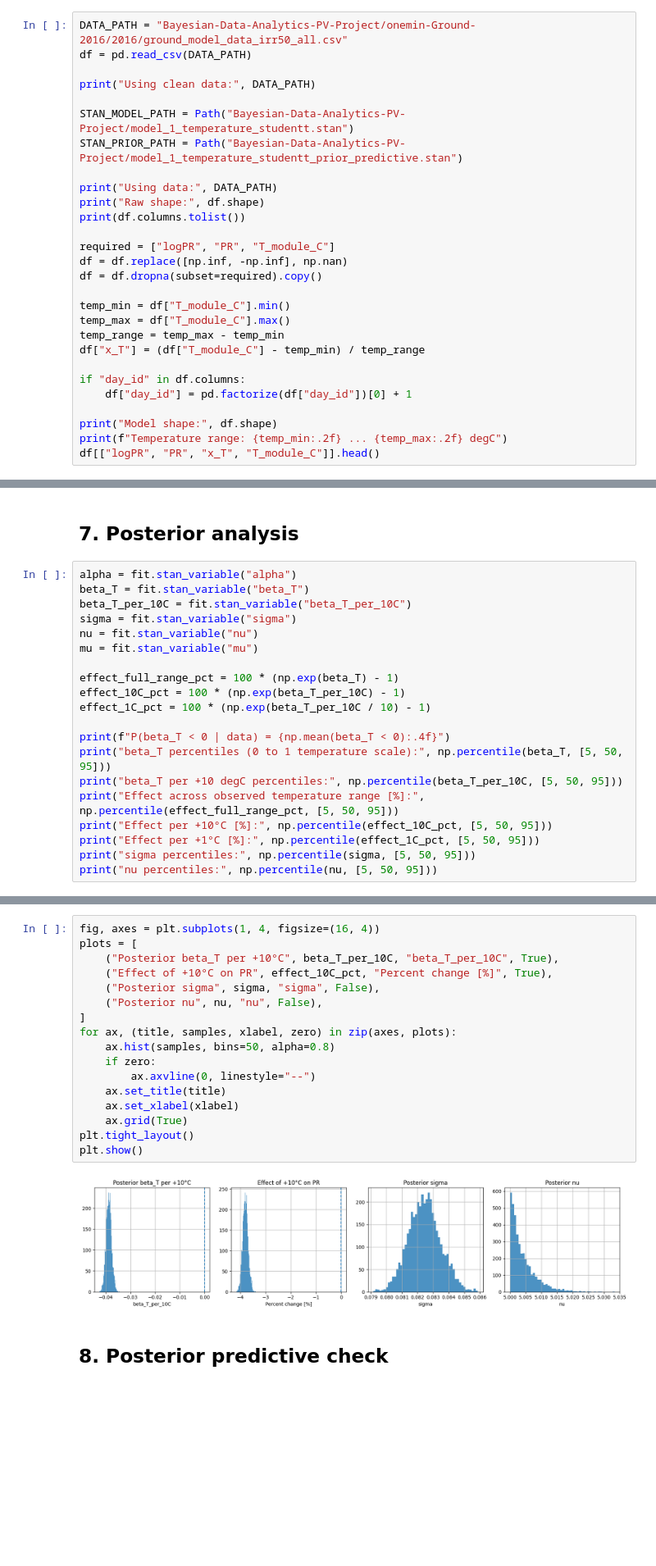
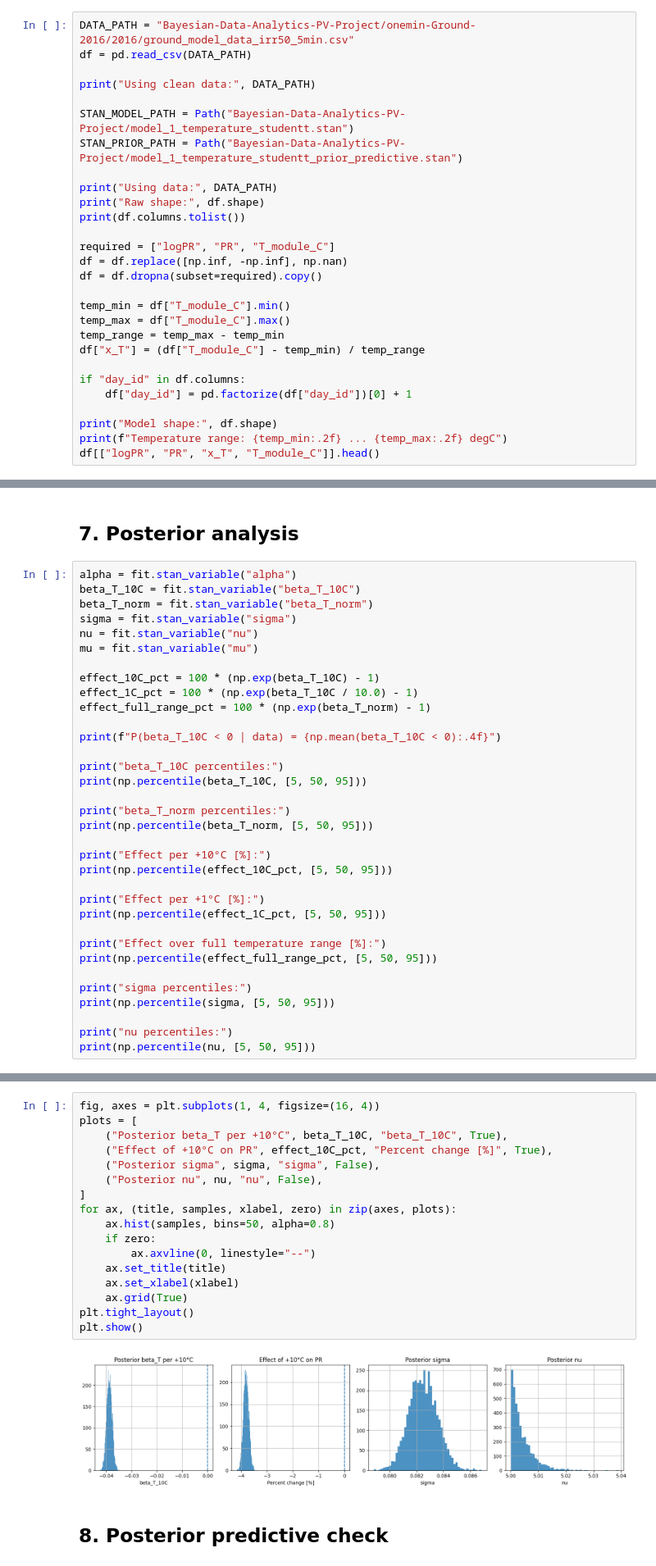
Before and after one commit to mkrzyzowska/Bayesian-Data-Analytics-PV-Project, a Jupyter notebook: model_1_temperature_studentt.ipynb, the cells around one changed output, grey strips where cells are left out. Shown at 82% size. Cells and saved outputs as stored; diff of their text form; blank space fills up the shorter version.

```diff
--- a/model_1_temperature_studentt.ipynb
+++ b/model_1_temperature_studentt.ipynb
@@ -39,7 +39,7 @@ plt.rcParams["axes.grid"] = True
 # %% [markdown]
 ## 1. Load moderate dataset
 # %%
-DATA_PATH = "Bayesian-Data-Analytics-PV-Project/onemin-Ground-2016/2016/ground_model_data_irr50_all.csv"
+DATA_PATH = "Bayesian-Data-Analytics-PV-Project/onemin-Ground-2016/2016/ground_model_data_irr50_5min.csv"
 df = pd.read_csv(DATA_PATH)
 
 print("Using clean data:", DATA_PATH)
@@ -239,22 +269,36 @@ Number of divergences: 0
 ## 7. Posterior analysis
 # %%
 alpha = fit.stan_variable("alpha")
-beta_T = fit.stan_variable("beta_T")
-beta_T_per_10C = fit.stan_variable("beta_T_per_10C")
+beta_T_10C = fit.stan_variable("beta_T_10C")
+beta_T_norm = fit.stan_variable("beta_T_norm")
 sigma = fit.stan_variable("sigma")
 nu = fit.stan_variable("nu")
 mu = fit.stan_variable("mu")
 
-effect_full_range_pct = 100 * (np.exp(beta_T) - 1)
-effect_10C_pct = 100 * (np.exp(beta_T_per_10C) - 1)
-effect_1C_pct = 100 * (np.exp(beta_T_per_10C / 10) - 1)
+effect_10C_pct = 100 * (np.exp(beta_T_10C) - 1)
+effect_1C_pct = 100 * (np.exp(beta_T_10C / 10.0) - 1)
+effect_full_range_pct = 100 * (np.exp(beta_T_norm) - 1)
 
-print(f"P(beta_T < 0 | data) = {np.mean(beta_T < 0):.4f}")
-print("beta_T percentiles (0 to 1 temperature scale):", np.percentile(beta_T, [5, 50, 95]))
-print("beta_T per +10 degC percentiles:", np.percentile(beta_T_per_10C, [5, 50, 95]))
-print("Effect across observed temperature range [%]:", np.percentile(effect_full_range_pct, [5, 50, 95]))
-print("Effect per +10°C [%]:", np.percentile(effect_10C_pct, [5, 50, 95]))
-print("Effect per +1°C [%]:", np.percentile(effect_1C_pct, [5, 50, 95]))
-print("sigma percentiles:", np.percentile(sigma, [5, 50, 95]))
-print("nu percentiles:", np.percentile(nu, [5, 50, 95]))
+print(f"P(beta_T_10C < 0 | data) = {np.mean(beta_T_10C < 0):.4f}")
+
+print("beta_T_10C percentiles:")
+print(np.percentile(beta_T_10C, [5, 50, 95]))
+
+print("beta_T_norm percentiles:")
+print(np.percentile(beta_T_norm, [5, 50, 95]))
+
+print("Effect per +10°C [%]:")
+print(np.percentile(effect_10C_pct, [5, 50, 95]))
+
+print("Effect per +1°C [%]:")
+print(np.percentile(effect_1C_pct, [5, 50, 95]))
+
+print("Effect over full temperature range [%]:")
+print(np.percentile(effect_full_range_pct, [5, 50, 95]))
+
+print("sigma percentiles:")
+print(np.percentile(sigma, [5, 50, 95]))
+
+print("nu percentiles:")
+print(np.percentile(nu, [5, 50, 95]))
 # %% [output]
@@ -269,22 +320,22 @@ nu percentiles: [5.00018 5.00287 5.01257]
 # %%
 fig, axes = plt.subplots(1, 4, figsize=(16, 4))
 plots = [
-    ("Posterior beta_T per +10°C", beta_T_per_10C, "beta_T_per_10C", True),
+    ("Posterior beta_T per +10°C", beta_T_10C, "beta_T_10C", True),
     ("Effect of +10°C on PR", effect_10C_pct, "Percent change [%]", True),
     ("Posterior sigma", sigma, "sigma", False),
     ("Posterior nu", nu, "nu", False),
 ]
 for ax, (title, samples, xlabel, zero) in zip(axes, plots):
     ax.hist(samples, bins=50, alpha=0.8)
     if zero:
         ax.axvline(0, linestyle="--")
     ax.set_title(title)
     ax.set_xlabel(xlabel)
     ax.grid(True)
 plt.tight_layout()
 plt.show()
 # %% [output]
-[figure, old version]
+[figure, new version]
 # %% [markdown]
 ## 8. Posterior predictive check
 # %%
```
Also changed, not shown: parts of 9 cells of this notebook, 3 other files.
